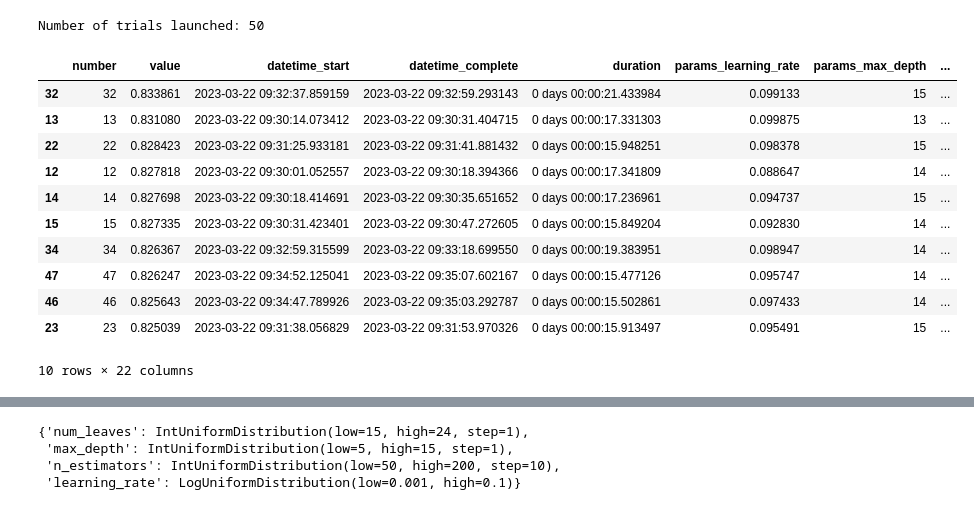
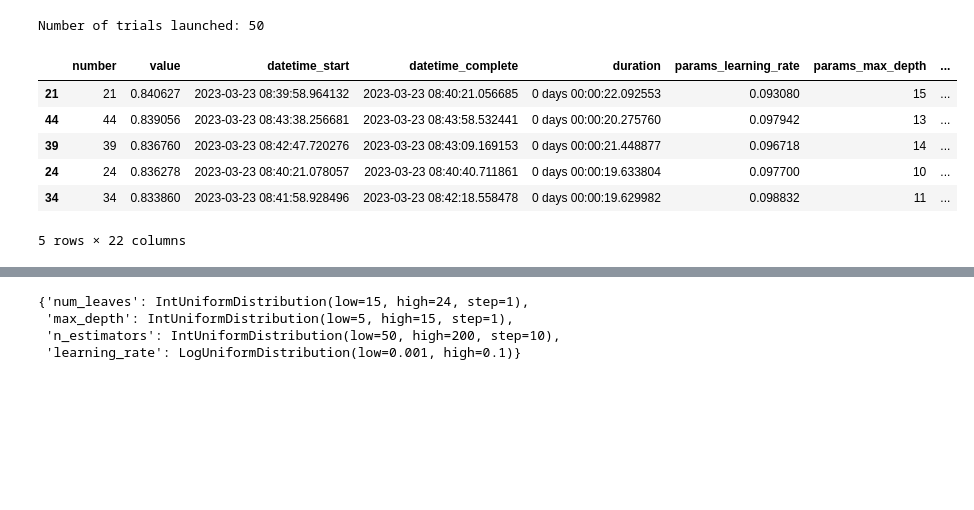
Before and after one commit to luigisaetta/workshop-marzo-2023, a Jupyter notebook: ads-tuner-lgbm-cchurn.ipynb, the cells around one changed output, grey strips where cells are left out. Drawn from its saved outputs; the diff is of its cells as text; code cells hidden in the pictures; blank space fills up the shorter version.

```diff
--- a/ads-tuner-lgbm-cchurn.ipynb
+++ b/ads-tuner-lgbm-cchurn.ipynb
@@ -242,20 +251,15 @@ print(f"Number of trials launched: {len(tuner.trials)}")
 # %% [output]
 Number of trials launched: 50
 # %%
-tuner.trials.sort_values(by=["value"], ascending=False).head(10)
+tuner.trials.sort_values(by=["value"], ascending=False).head()
 # %% [output]
 |  | number | value | datetime_start | datetime_complete | duration | params_learning_rate | params_max_depth | ... |
-| 32 | 32 | 0.833861 | 2023-03-22 09:32:37.859159 | 2023-03-22 09:32:59.293143 | 0 days 00:00:21.433984 | 0.099133 | 15 | ... |
-| 13 | 13 | 0.831080 | 2023-03-22 09:30:14.073412 | 2023-03-22 09:30:31.404715 | 0 days 00:00:17.331303 | 0.099875 | 13 | ... |
-| 22 | 22 | 0.828423 | 2023-03-22 09:31:25.933181 | 2023-03-22 09:31:41.881432 | 0 days 00:00:15.948251 | 0.098378 | 15 | ... |
-| 12 | 12 | 0.827818 | 2023-03-22 09:30:01.052557 | 2023-03-22 09:30:18.394366 | 0 days 00:00:17.341809 | 0.088647 | 14 | ... |
-| 14 | 14 | 0.827698 | 2023-03-22 09:30:18.414691 | 2023-03-22 09:30:35.651652 | 0 days 00:00:17.236961 | 0.094737 | 15 | ... |
-| 15 | 15 | 0.827335 | 2023-03-22 09:30:31.423401 | 2023-03-22 09:30:47.272605 | 0 days 00:00:15.849204 | 0.092830 | 14 | ... |
-| 34 | 34 | 0.826367 | 2023-03-22 09:32:59.315599 | 2023-03-22 09:33:18.699550 | 0 days 00:00:19.383951 | 0.098947 | 14 | ... |
-| 47 | 47 | 0.826247 | 2023-03-22 09:34:52.125041 | 2023-03-22 09:35:07.602167 | 0 days 00:00:15.477126 | 0.095747 | 14 | ... |
-| 46 | 46 | 0.825643 | 2023-03-22 09:34:47.789926 | 2023-03-22 09:35:03.292787 | 0 days 00:00:15.502861 | 0.097433 | 14 | ... |
-| 23 | 23 | 0.825039 | 2023-03-22 09:31:38.056829 | 2023-03-22 09:31:53.970326 | 0 days 00:00:15.913497 | 0.095491 | 15 | ... |
+| 21 | 21 | 0.840627 | 2023-03-23 08:39:58.964132 | 2023-03-23 08:40:21.056685 | 0 days 00:00:22.092553 | 0.093080 | 15 | ... |
+| 44 | 44 | 0.839056 | 2023-03-23 08:43:38.256681 | 2023-03-23 08:43:58.532441 | 0 days 00:00:20.275760 | 0.097942 | 13 | ... |
+| 39 | 39 | 0.836760 | 2023-03-23 08:42:47.720276 | 2023-03-23 08:43:09.169153 | 0 days 00:00:21.448877 | 0.096718 | 14 | ... |
+| 24 | 24 | 0.836278 | 2023-03-23 08:40:21.078057 | 2023-03-23 08:40:40.711861 | 0 days 00:00:19.633804 | 0.097700 | 10 | ... |
+| 34 | 34 | 0.833860 | 2023-03-23 08:41:58.928496 | 2023-03-23 08:42:18.558478 | 0 days 00:00:19.629982 | 0.098832 | 11 | ... |
-10 rows × 22 columns
+5 rows × 22 columns
 # %%
 tuner.best_params
 # %% [output]
```
Also changed, not shown: parts of 20 cells of this notebook.
